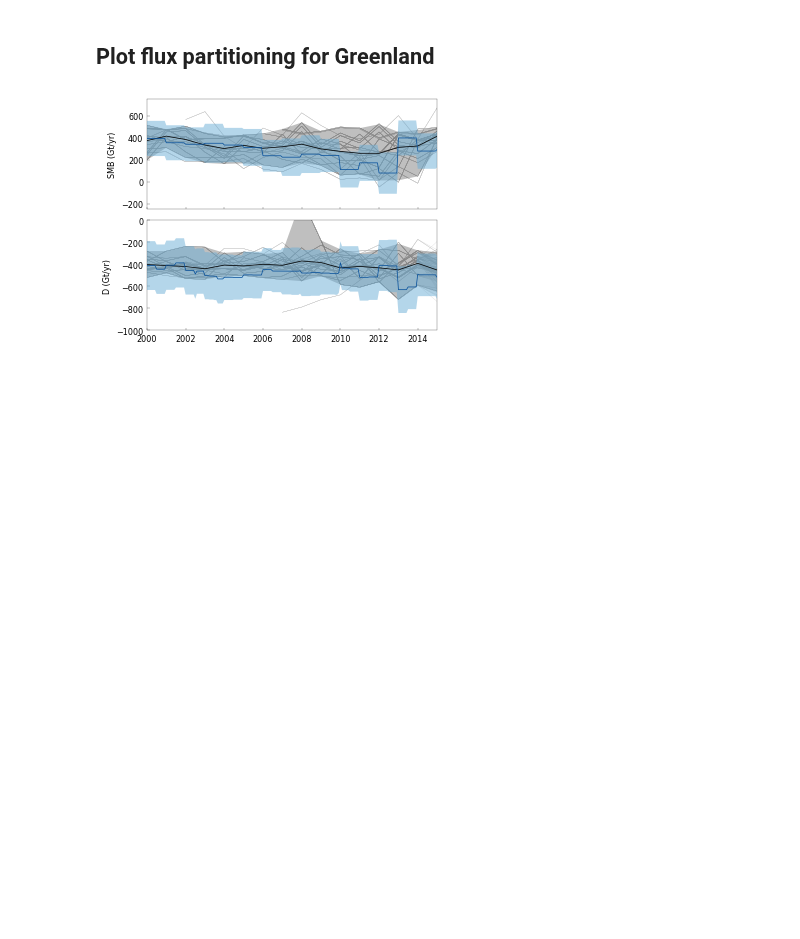
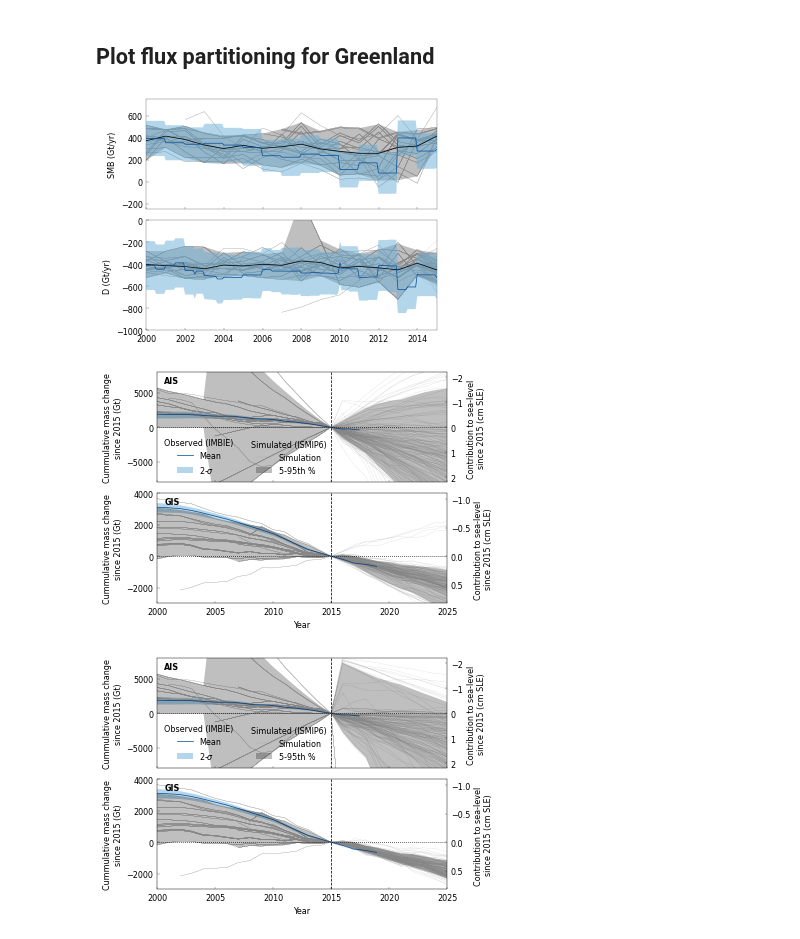
Before and after one commit to aaschwanden/ismip6-ipcc, a Jupyter notebook: analyze_slr_predictions.ipynb, the cells around one changed output. Drawn from its saved outputs; the diff is of its cells as text; code cells hidden in the pictures; blank space fills up the shorter version.

```diff
--- a/analyze_slr_predictions.ipynb
+++ b/analyze_slr_predictions.ipynb
@@ -320,3 +356,11 @@ def plot_historical_partitioning(
 plot_historical_partitioning("GIS_historical_fluxes.png", ismip6, imbie)
 # %% [output]
 [figure]
+# %%
+historical_filename = "IS_historical_adjusted.pdf"
+plot_historical(historical_filename, ismip6, imbie, p_var="Hist. Adj. Cumulative ice sheet mass change")
+historical_filename = "IS_historical_ctrl_removed_adjusted.pdf"
+plot_historical(historical_filename, ismip6_ctrl_removed, imbie, p_var="Hist. Adj. Cumulative ice sheet mass change")
+# %% [output]
+[figure, added]
+[figure, added]
```
Also changed, not shown: parts of 10 cells of this notebook, 1 other file.
